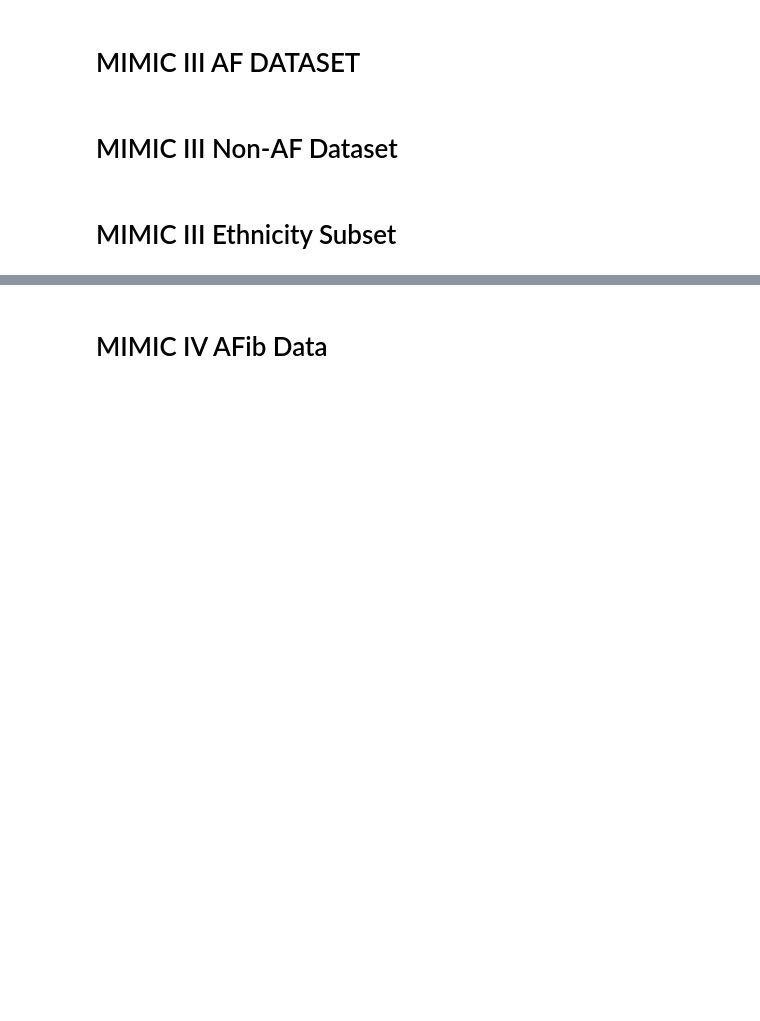
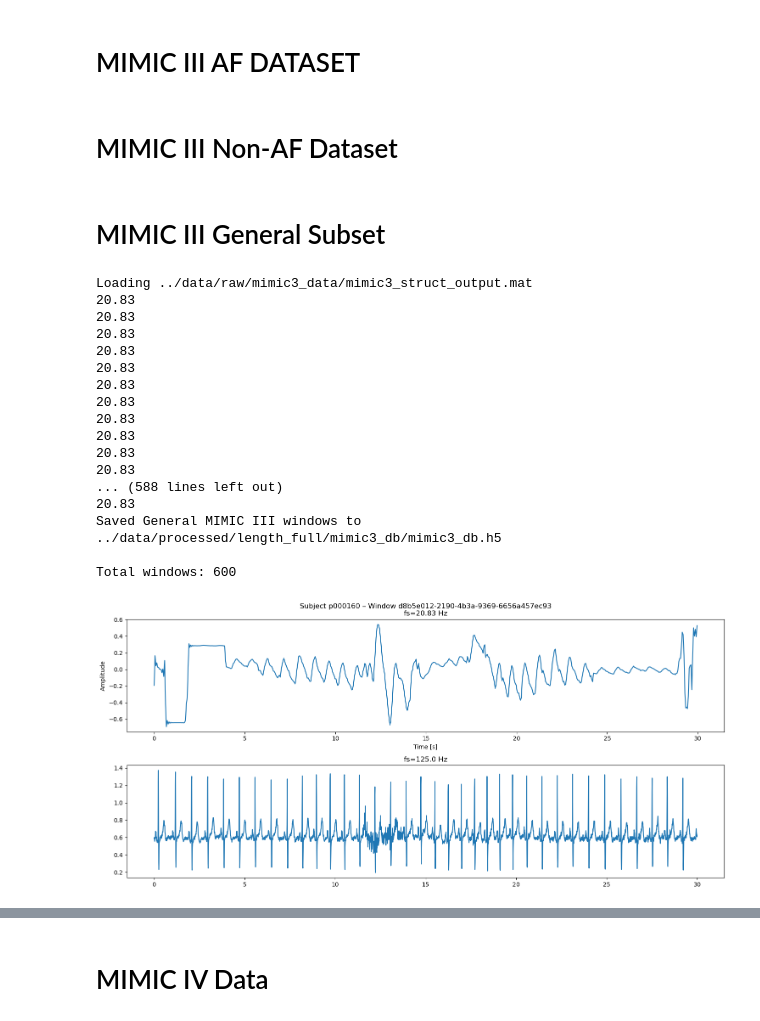
Before and after one commit to ShayanRiyaz/Heart_Rhythm_Analysis, a Jupyter notebook: notebooks/step_2_concatenate_datasets.ipynb, the cells around one changed output, grey strips where cells are left out. Drawn from its saved outputs; the diff is of its cells as text; code cells hidden in the pictures; blank space fills up the shorter version.

```diff
--- a/notebooks/step_2_concatenate_datasets.ipynb
+++ b/notebooks/step_2_concatenate_datasets.ipynb
@@ -132,16 +124,17 @@ def main():
         "input_dir": root_path,
         "output_dir":  out_path,
         "fs_in": 125.00,
-        "fs_out": 20.83,
+        "fs_out": 125.00,
         "window_size_sec": 30,
         "scale_type": "norm",
         "zero_phase": True,
+        "decimate_signal": False,
         "out_filename": out_filename
     }
-
-    etl = MimicAFETL(config)
-    out_file = etl.process()
-    print("Saved AF windows to", out_file)
+    # if bSetUpDB:
+    #     etl = MimicETL(config)
+    #     out_file = etl.process()
+    #     print("Saved AF windows to", out_file)
     df = load_as_df(out_path,out_filename)
     display(df.head(10))
     return df
@@ -151,6 +144,7 @@ if __name__ == "__main__":
 # %% [markdown]
 # MIMIC III Non-AF Dataset
 # %%
+
 def main():
     root_path = os.path.join('../data/raw/mimic_af_nonaf/mimic_non_af_data.mat')
     out_filename = 'mimic_non_af_db'
@@ -162,47 +156,69 @@ def main():
         "input_dir": root_path,
         "output_dir":  out_path,
         "fs_in": 125.00,
-        "fs_out": 20.83,
+        "fs_out": 125.00,
         "window_size_sec": 30,
-        "scale_type": "norm",
+        "scale_type": None,
+        "decimate_signal": False,
         "zero_phase": True,
         "out_filename": out_filename
     }
-
-    etl = MimicAFETL(config)
-    out_file = etl.process()
-    print("Saved non AF windows to", out_file)
+    if bSetUpDB:
+        etl = MimicETL(config)
+        out_file = etl.process()
+        print("Saved non AF windows to", out_file)
     df = load_as_df(out_path,out_filename)
     display(df.head(10))
     return df
 if __name__ == "__main__":
     df_mimc_nonaf = main()
 # %% [markdown]
-# MIMIC III Ethnicity Subset
+# MIMIC III General Subset
 # %%
 def main():
-    root_path = os.path.join('../data/raw/mimic_ethnicity_data/mimic_ethnicity_struct_output.mat')
-    out_filename = 'mimic_ethnicity_db'
-    out_path = os.path.join('../data/processed/length_full/mimic_ethnicity_db')
+    root_path = os.path.join('../data/raw/mimic3_data/mimic3_struct_output.mat')
+    out_filename = 'mimic3_db'
+    out_path = os.path.join('../data/processed/length_full/mimic3_db')
 
     if not os.path.exists(out_path):
         os.mkdir(out_path)
     config = {
         "input_dir": root_path,
         "output_dir":  out_path,
         "fs_in": 125.00,
         "fs_out": 20.83,
         "window_size_sec": 30,
         "scale_type": "norm",
+        "decimate_signal": True,
         "zero_phase": True,
         "out_filename": out_filename
     }
-
-    etl = MimicAFETL(config)
-    out_file = etl.process()
-    print("Saved General MIMIC III - Ethnicity windows to", out_file)
+    bSetUpDB = True
+    if bSetUpDB:
+        etl = MimicETL(config)
+        out_file = etl.process()
+        print("Saved General MIMIC III windows to", out_file)
     df = load_as_df(out_path,out_filename)
     display(df.head(10))
     return df
 if __name__ == "__main__":
     df_mimic_gen = main()
+# %% [output]
+Loading ../data/raw/mimic3_data/mimic3_struct_output.mat
+20.83
+20.83
+20.83
+20.83
+20.83
+20.83
+20.83
+20.83
+20.83
+20.83
+20.83
+... (588 lines left out)
+20.83
+Saved General MIMIC III windows to ../data/processed/length_full/mimic3_db/mimic3_db.h5
+
+Total windows: 600
+[figure, added]
@@ -217,3 +236,3 @@ df_mimic_gen['subject'].unique()
 # %% [markdown]
-# MIMIC IV AFib Data
+# MIMIC IV Data
 # %%
```
Also changed, not shown: parts of 9 cells of this notebook, 10 other files.
